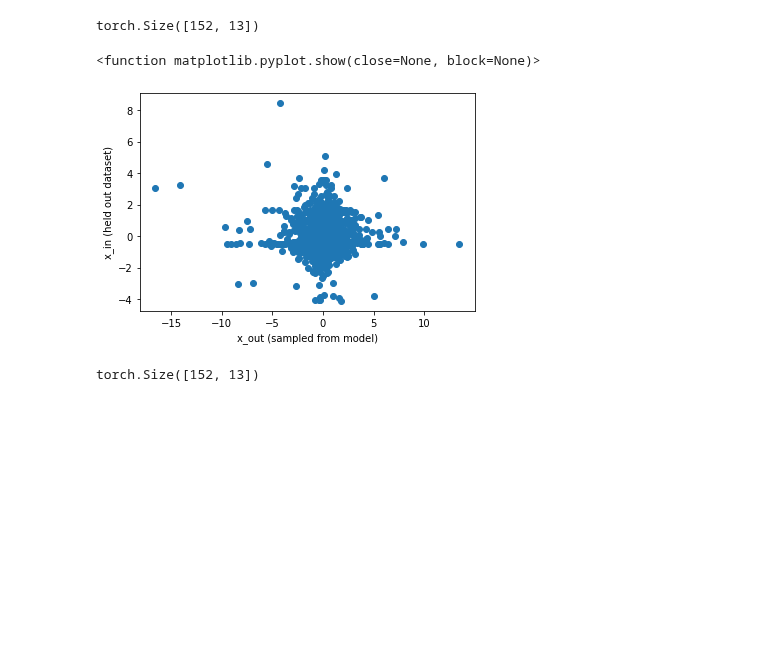
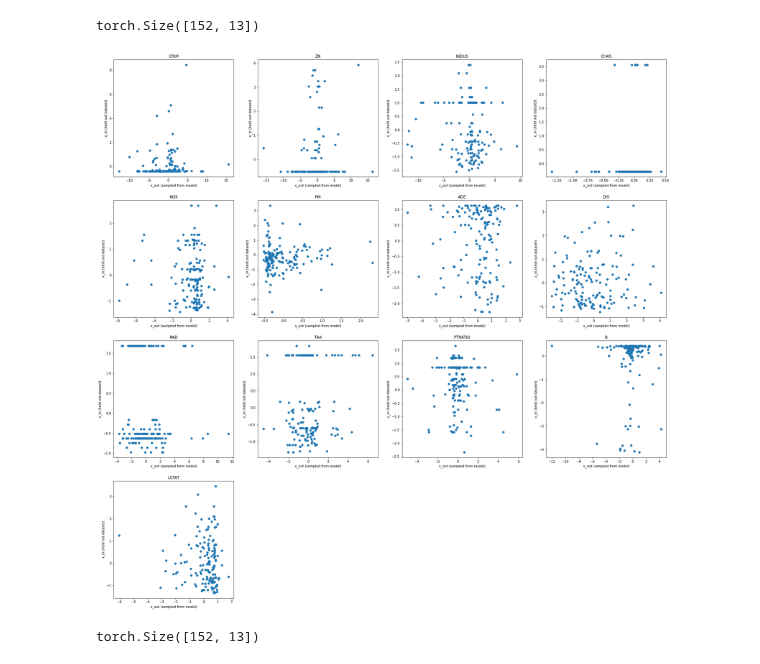
Before and after one commit to sunyunlee/cgan-cvae-tut, a Jupyter notebook: cVAE/cvae.ipynb, the cells around one changed output. Saved outputs shown, nothing was run; the diff lists cells and outputs as text; code cells hidden in the pictures; blank space fills up the shorter version.

```diff
--- a/cVAE/cvae.ipynb
+++ b/cVAE/cvae.ipynb
@@ -346,14 +346,29 @@ Text(0, 0.5, 'Standard Deviation of Generated Distribution')
 X_test.shape
 # %% [output]
 torch.Size([152, 13])
-# %%
-plt.scatter(x_samples.detach().numpy(), X_test)
-plt.xlabel("x_out (sampled from model)")
-plt.ylabel("x_in (held out dataset)")
-plt.show
-# %% [output]
-<function matplotlib.pyplot.show(close=None, block=None)>
-[figure, removed]
+# %%
+x_test = X_test.numpy()
+x_samples = x_samples.detach().numpy()
+figs, axs = plt.subplots(4, 4, figsize=(30, 30))
+count = 0
+for i in range(4):
+    for j in range(4):
+        if i*4+j >= 13:
+            break
+        axs[i, j].scatter(x_samples[:,i*4+j], x_test[:,i*4+j])
+        axs[i, j].set_title(bos.feature_names[i*4+j])
+        axs[i, j].set_xlabel("x_out (sampled from model)")
+        axs[i, j].set_ylabel("x_in (held out dataset)")
+    if i*4+j >= 13:
+        break
+
+plt.delaxes(ax= axs[3,1])
+plt.delaxes(ax= axs[3,2])
+plt.delaxes(ax= axs[3,3])
+
+plt.show()
+# %% [output]
+[figure, added]
 # %%
 X_test.shape
 # %% [output]
```
Also changed, not shown: parts of 16 cells of this notebook.
